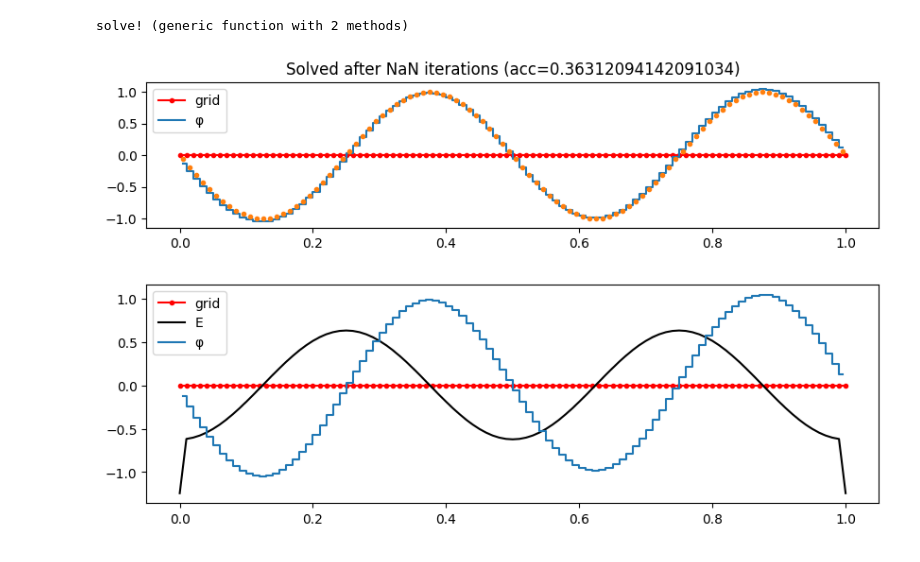
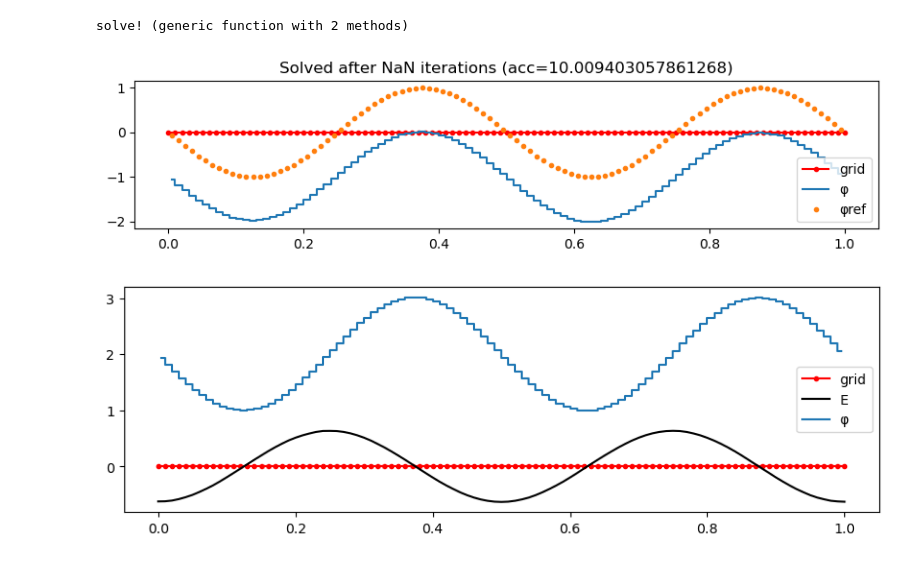
Before and after one commit to bchaber/pole, a Jupyter notebook: PoissonEquation.ipynb, the cells around one changed output. Saved outputs shown, nothing was run; the diff lists cells and outputs as text; code cells hidden in the pictures.

Commit message:
Implement Dirichlet Boundary Condition that is O(h^2)

```diff
--- a/PoissonEquation.ipynb
+++ b/PoissonEquation.ipynb
@@ -184,12 +187,13 @@ struct MutligridSolver end
 struct FastFourierTransformSolver end
 # %%
 xf = 0.0:0.01:1.0
-bc = DirichletBC()
+dbc = DirichletBC(-1.0)
+bc = PeriodicBC()
 ps = LinearSolver(xf)
-apply!(ps, bc, :left)
-apply!(ps, bc, :right)
-ps.bcs[:left] =
+ps.bcs[:left]  = dbc
 ps.bcs[:right] = bc
+apply!(ps, ps.bcs[:left],  :left)
+apply!(ps, ps.bcs[:right], :right)
 xc = 0.5 .* xf[1:end-1] .+
      0.5 .* xf[2:end]
 φref = -sin.(2π * 2xc)
@@ -200,14 +204,14 @@ nothing
 # %%
 it = solve!(ps, -ρ)
 φ  = solution(ps)
 figure(figsize=(10, 2))
 title("Solved after $it iterations (acc=$(norm(φ - φref)))")
 plot(xf, zero(xf), "r.-")
 step(xc, φ, where="mid")
 plot(xc, φref, ".")
-legend(["grid", "φ"]);
+legend(["grid", "φ", "φref"]);
 # %% [output]
-[figure, old version]
+[figure, new version]
 # %%
 ∇ = gradient(ps)
 E = ∇(φ)
@@ -217,4 +221,4 @@ plot(xf, 0.05E, "k-")
 step(xc, φ, where="mid")
 legend(["grid", "E", "φ"]);
 # %% [output]
-[figure, old version]
+[figure, new version]
```
Also changed, not shown: parts of 2 cells of this notebook.
